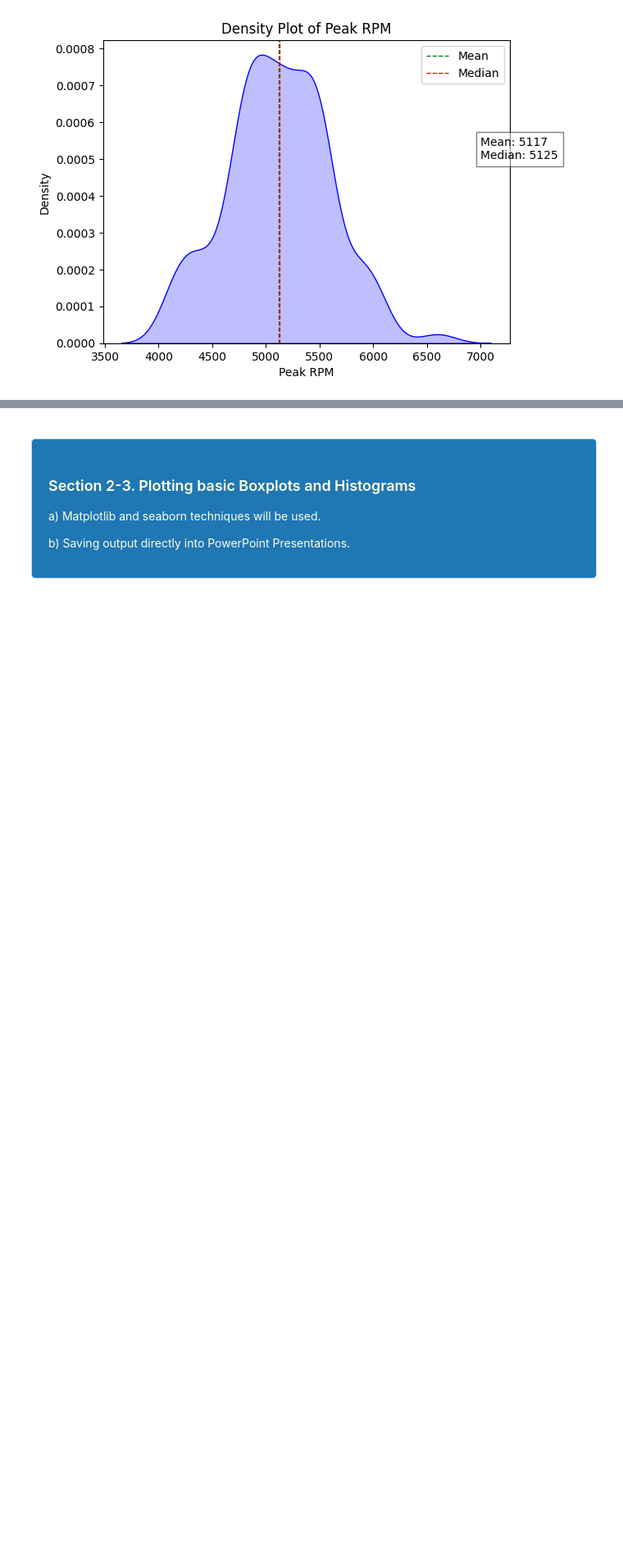
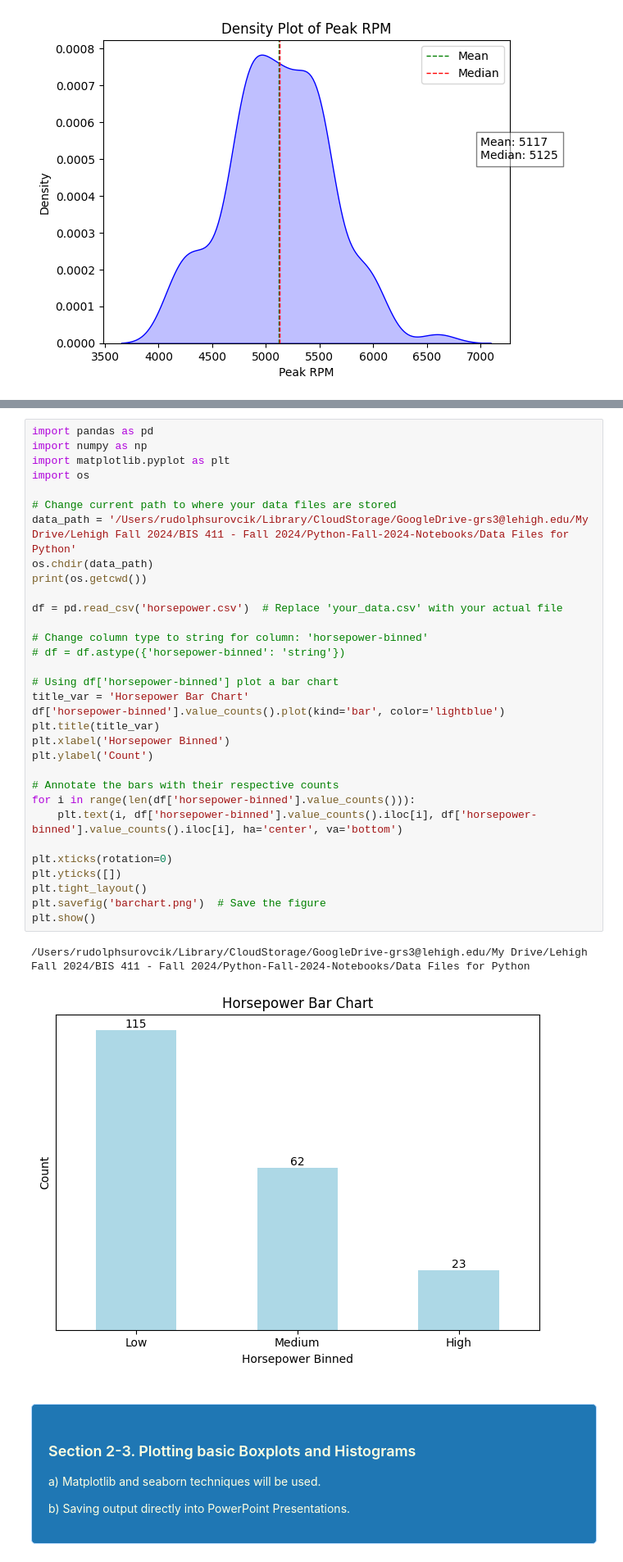
Before and after one commit to rgregs60/Python-Fall-2024-Notebooks, a Jupyter notebook: In Class Demos/Python Demo #3 - Exploratory Data Analysis.ipynb, the cells around one changed output, grey strips where cells are left out. Shown at 82% size. Saved outputs shown, nothing was run; the diff lists cells and outputs as text; blank space fills up the shorter version.

```diff
--- a/In Class Demos/Python Demo #3 - Exploratory Data Analysis.ipynb
+++ b/In Class Demos/Python Demo #3 - Exploratory Data Analysis.ipynb
@@ -722,3 +754,38 @@ TypeError: no numeric data to plot
+# %%
+import pandas as pd
+import numpy as np
+import matplotlib.pyplot as plt
+import os
+
+# Change current path to where your data files are stored
+data_path = '/Users/rudolphsurovcik/Library/CloudStorage/GoogleDrive-grs3@lehigh.edu/My Drive/Lehigh Fall 2024/BIS 411 - Fall 2024/Python-Fall-2024-Notebooks/Data Files for Python'
+os.chdir(data_path)
+print(os.getcwd())
+
+df = pd.read_csv('horsepower.csv')  # Replace 'your_data.csv' with your actual file
+
+# Change column type to string for column: 'horsepower-binned'
+# df = df.astype({'horsepower-binned': 'string'})
+
+# Using df['horsepower-binned'] plot a bar chart
+title_var = 'Horsepower Bar Chart'
+df['horsepower-binned'].value_counts().plot(kind='bar', color='lightblue')
+plt.title(title_var)
+plt.xlabel('Horsepower Binned')
+plt.ylabel('Count')
+
+# Annotate the bars with their respective counts
+for i in range(len(df['horsepower-binned'].value_counts())):
+    plt.text(i, df['horsepower-binned'].value_counts().iloc[i], df['horsepower-binned'].value_counts().iloc[i], ha='center', va='bottom')
+
+plt.xticks(rotation=0)
+plt.yticks([])
+plt.tight_layout()
+plt.savefig('barchart.png')  # Save the figure
+plt.show()
+# %% [output]
+/Users/rudolphsurovcik/Library/CloudStorage/GoogleDrive-grs3@lehigh.edu/My Drive/Lehigh Fall 2024/BIS 411 - Fall 2024/Python-Fall-2024-Notebooks/Data Files for Python
+[figure, added]
 # %% [markdown]
 <div style="background-color: #1f77b4; color: #FFFFE0; padding: 20px; border-radius: 5px; margin-top: 20px; border: 1px solid #b8daff;"
 >
```
Also changed, not shown: parts of 27 cells of this notebook.
